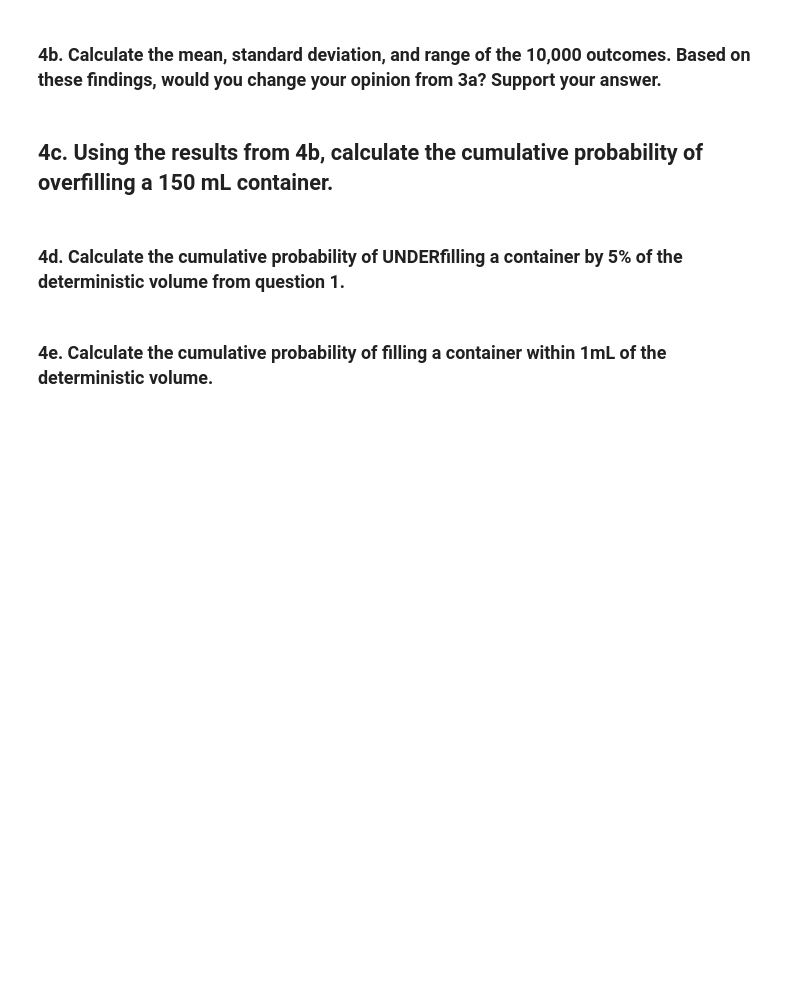
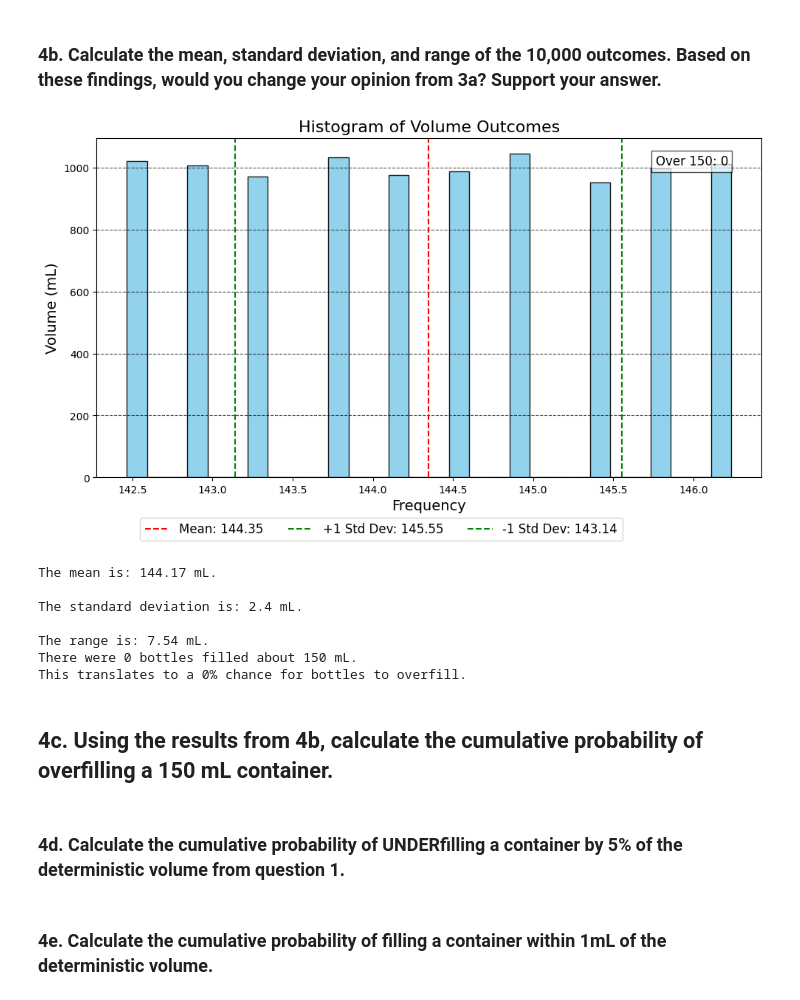
Before and after one commit to Apostle-of-Laplace/College, a Jupyter notebook: CBEE 213 Code/Homework Assignments/Homework 2/HW 2-Template.ipynb, the cells around one changed output. Cells and saved outputs as stored; diff of their text form; code cells hidden in the pictures; blank space fills up the shorter version.

```diff
--- a/CBEE 213 Code/Homework Assignments/Homework 2/HW 2-Template.ipynb
+++ b/CBEE 213 Code/Homework Assignments/Homework 2/HW 2-Template.ipynb
@@ -66,2 +63,13 @@ def volume_finder(repetitions):
 # %% [markdown]
 ### 2. The nozzle manufacturer says there is a timing tolerance of up to ±0.05 seconds, which may be longer with old or well-used equipment. Using the np.random.randn(), simulate this temporal uncertainty to the timing variable, t, and calculate one potential volume outcome.
+# %%
+time_tolerance = np.random.randint(-5, 5) / 50
+time_passed = 3.45 # seconds
+time = time_passed + time_tolerance
+temperature = 21 # Celsius
+area = 1.2 # cm^2
+viscosity = 32.7 * np.exp( ( temperature / 320 ) )
+
+volume = time * area * viscosity
+volume = np.round(volume, 2)
+print(volume)
@@ -91,4 +288,26 @@ Error: invalid literal for int() with base 10: "'exit'"
 # %% [markdown]
 ### 4b. Calculate the mean, standard deviation, and range of the 10,000 outcomes. Based on these findings, would you change your opinion from 3a? Support your answer.
+# %%
+mean_value, std_dev_value, range_value, overflow_count = histogram_maker2(value_data)
+print(f'\nThe mean is: {mean} mL.')
+print(f'\nThe standard deviation is: {std_dev} mL.')
+print(f'\nThe range is: {range} mL.')
+print(f'There were {overflow_count} bottles filled about 150 mL.')
+print(f'This translates to a {overflow_count}% chance for bottles to overfill.')
+
+# My answer from 3a would change but only slightly. I now care even less, as the
+# average amount of product I get has increased. Again they literally cannot
+# overfill. I even did the calc by hand with max values. Because of that
+# I am not fixing the obv broken reference above, I will fix it when they actually
+# have a chance to overfill.
+# %% [output]
+[figure, added]
+The mean is: 144.17 mL.
+
+The standard deviation is: 2.4 mL.
+
+The range is: 7.54 mL.
+There were 0 bottles filled about 150 mL.
+This translates to a 0% chance for bottles to overfill.
 # %% [markdown]
 ## 4c. Using the results from 4b, calculate the cumulative probability of overfilling a 150 mL container.
```
Also changed, not shown: parts of 8 cells of this notebook.
